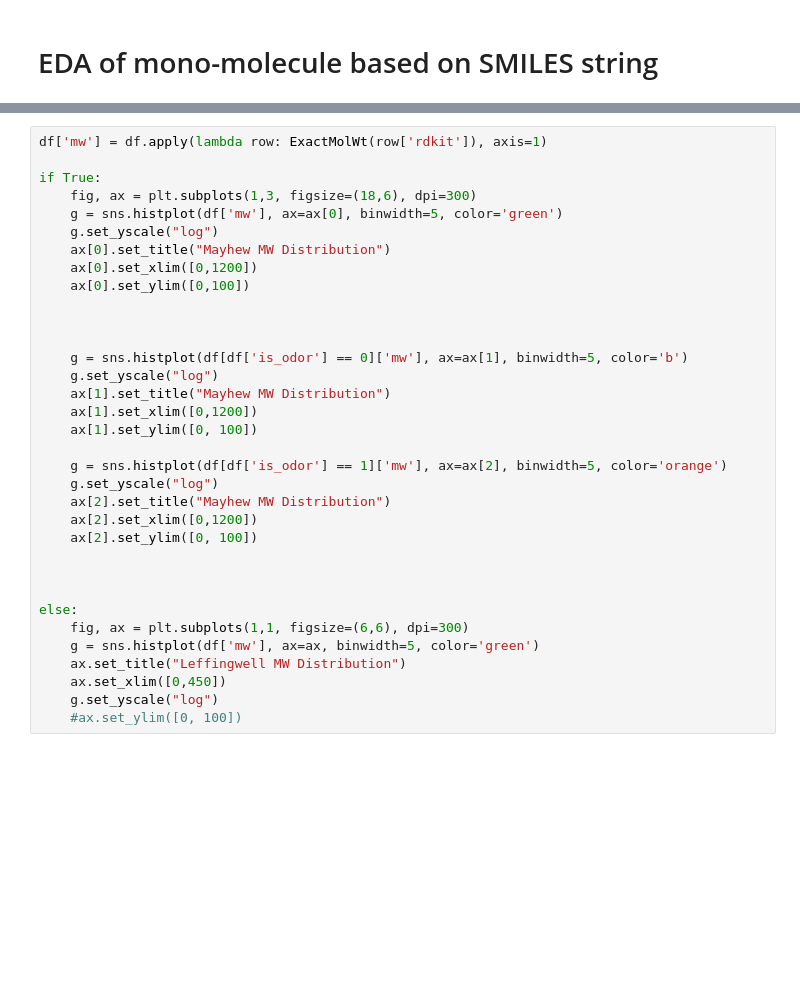
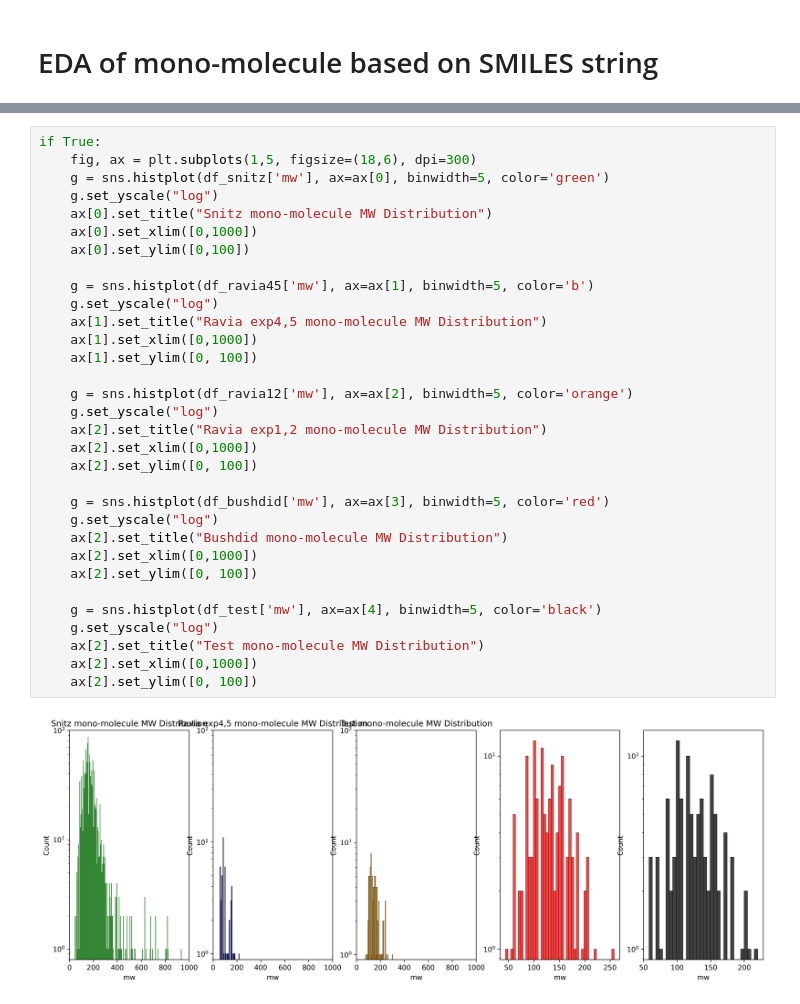
Before and after one commit to chemcognition-lab/dreamix, a Jupyter notebook: notebooks/eda.ipynb, the cells around one changed output, grey strips where cells are left out. Cells and saved outputs as stored; diff of their text form; blank space fills up the shorter version.

```diff
--- a/notebooks/eda.ipynb
+++ b/notebooks/eda.ipynb
@@ -196,34 +265,34 @@ NameError: name 'pd' is not defined
 # %%
-df['mw'] = df.apply(lambda row: ExactMolWt(row['rdkit']), axis=1)
-
 if True:
-    fig, ax = plt.subplots(1,3, figsize=(18,6), dpi=300)
-    g = sns.histplot(df['mw'], ax=ax[0], binwidth=5, color='green')
+    fig, ax = plt.subplots(1,5, figsize=(18,6), dpi=300)
+    g = sns.histplot(df_snitz['mw'], ax=ax[0], binwidth=5, color='green')
     g.set_yscale("log")
-    ax[0].set_title("Mayhew MW Distribution")
-    ax[0].set_xlim([0,1200])
+    ax[0].set_title("Snitz mono-molecule MW Distribution")
+    ax[0].set_xlim([0,1000])
     ax[0].set_ylim([0,100])
 
-
-
-    g = sns.histplot(df[df['is_odor'] == 0]['mw'], ax=ax[1], binwidth=5, color='b')
+    g = sns.histplot(df_ravia45['mw'], ax=ax[1], binwidth=5, color='b')
     g.set_yscale("log")
-    ax[1].set_title("Mayhew MW Distribution")
-    ax[1].set_xlim([0,1200])
+    ax[1].set_title("Ravia exp4,5 mono-molecule MW Distribution")
+    ax[1].set_xlim([0,1000])
     ax[1].set_ylim([0, 100])
 
-    g = sns.histplot(df[df['is_odor'] == 1]['mw'], ax=ax[2], binwidth=5, color='orange')
+    g = sns.histplot(df_ravia12['mw'], ax=ax[2], binwidth=5, color='orange')
     g.set_yscale("log")
-    ax[2].set_title("Mayhew MW Distribution")
-    ax[2].set_xlim([0,1200])
+    ax[2].set_title("Ravia exp1,2 mono-molecule MW Distribution")
+    ax[2].set_xlim([0,1000])
     ax[2].set_ylim([0, 100])
 
+    g = sns.histplot(df_bushdid['mw'], ax=ax[3], binwidth=5, color='red')
+    g.set_yscale("log")
+    ax[2].set_title("Bushdid mono-molecule MW Distribution")
+    ax[2].set_xlim([0,1000])
+    ax[2].set_ylim([0, 100])
 
-
-else:
-    fig, ax = plt.subplots(1,1, figsize=(6,6), dpi=300)
-    g = sns.histplot(df['mw'], ax=ax, binwidth=5, color='green')
-    ax.set_title("Leffingwell MW Distribution")
-    ax.set_xlim([0,450])
+    g = sns.histplot(df_test['mw'], ax=ax[4], binwidth=5, color='black')
     g.set_yscale("log")
-    #ax.set_ylim([0, 100])
+    ax[2].set_title("Test mono-molecule MW Distribution")
+    ax[2].set_xlim([0,1000])
+    ax[2].set_ylim([0, 100])
+# %% [output]
+[figure, added]
```
Also changed, not shown: parts of 11 cells of this notebook.
